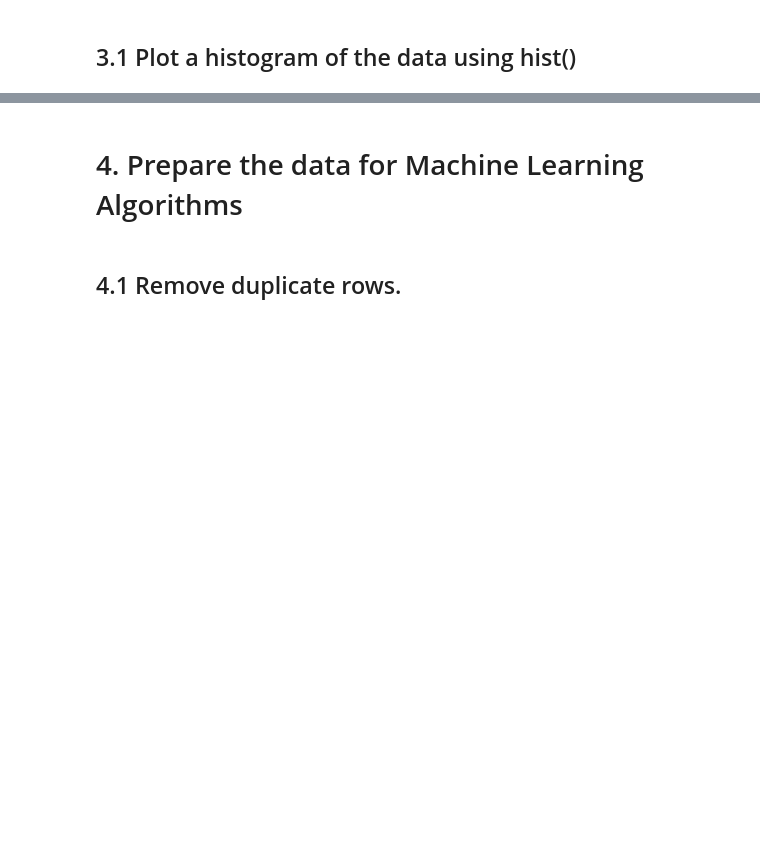
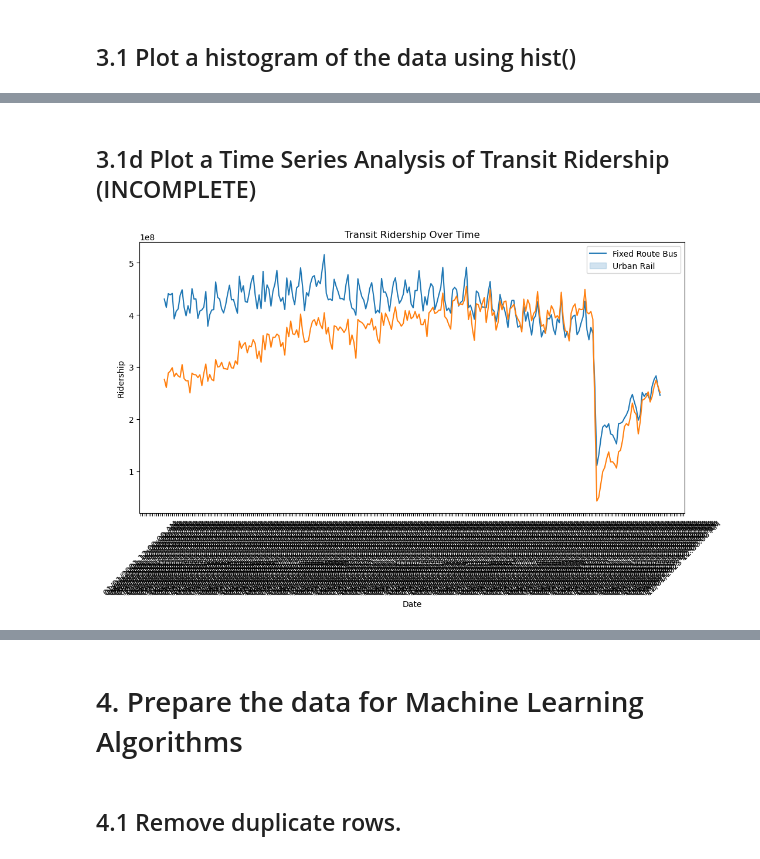
Before and after one commit to HenryCROSS/eecs3401_final_project, a Jupyter notebook: code.ipynb, the cells around one changed output, grey strips where cells are left out. Drawn from its saved outputs; the diff is of its cells as text; code cells hidden in the pictures; blank space fills up the shorter version.

```diff
--- a/code.ipynb
+++ b/code.ipynb
@@ -226,0 +229,18 @@ plt.show()
+# %% [markdown]
+## 3.1d Plot a Time Series Analysis of Transit Ridership (INCOMPLETE)
+# %%
+# Plot a Time Series Analysis of Transit Ridership : Plots the trend of transit overtime
+# NEED TO FIX GRAPH - CLEAN DATE DATA AND BACK IT UP WITH DESCRIPTIVE STATISTICS!!
+
+plt.figure(figsize=(12, 6))
+sns.lineplot(x='Date', y='TRFixedRouteBus(A)', data=data)
+sns.lineplot(x='Date', y='TRUrbanRail(A)', data=data)
+plt.title('Transit Ridership Over Time')
+plt.xlabel('Date')
+plt.ylabel('Ridership')
+plt.legend(['Fixed Route Bus', 'Urban Rail'])
+plt.xticks(rotation=45)
+
+plt.show()
+# %% [output]
+[figure, added]
```
Also changed, not shown: parts of 14 cells of this notebook.
